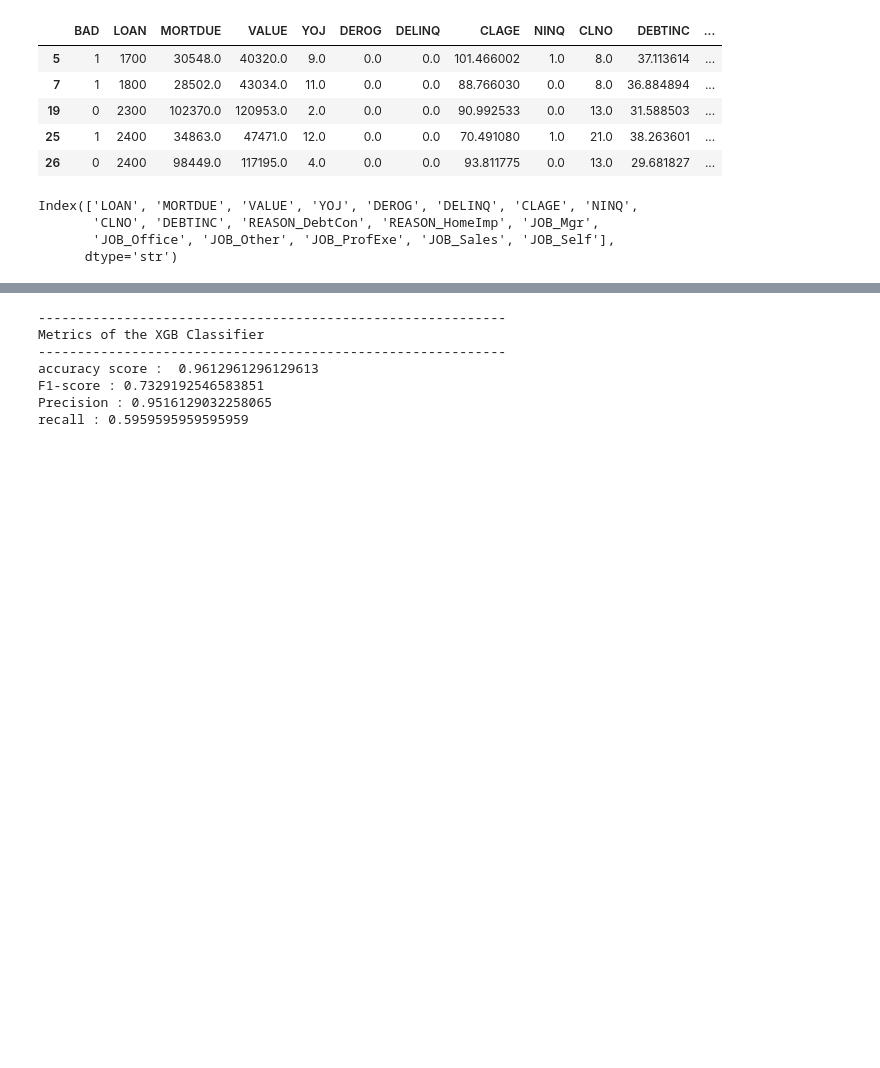
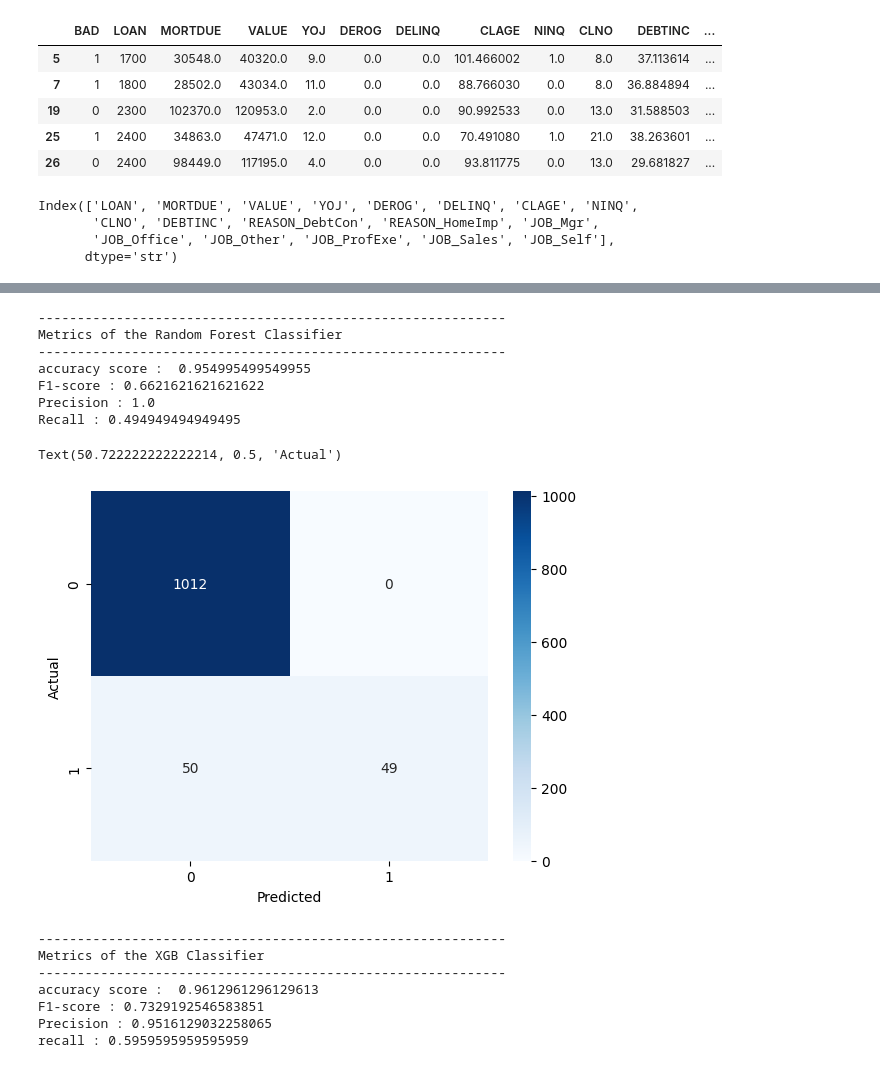
Before and after one commit to Yae-sine/AI_PLayground, a Jupyter notebook: ML/Credit_Scoring/notebooks/notebook.ipynb, the cells around one changed output, grey strips where cells are left out. Cells and saved outputs as stored; diff of their text form; code cells hidden in the pictures; blank space fills up the shorter version.

Commit message:
Basic implementation of the Random Forrest (Credit Scoring)

```diff
--- a/ML/Credit_Scoring/notebooks/notebook.ipynb
+++ b/ML/Credit_Scoring/notebooks/notebook.ipynb
@@ -207,5 +217,41 @@ Confusion Matrix :       0   1
 Text(50.722222222222214, 0.5, 'Actual')
 [figure]
+# %%
+random_forest = RandomForestClassifier()
+
+random_forest.fit(X_train , y_train)
+y_predicted_RF =random_forest.predict(X_test)
+
+print("-"*60)
+print("Metrics of the Random Forest Classifier")
+print("-"*60)
+
+accuracy_RF = metrics.accuracy_score(y_test , y_predicted_RF)
+print("accuracy score : ", accuracy_RF)
+
+f1_score_RF = metrics.f1_score(y_test , y_predicted_RF)
+print("F1-score :" , f1_score_RF)
+
+precision_RF = metrics.precision_score(y_test , y_predicted_RF)
+print("Precision :" , precision_RF)
+
+recall_RF = metrics.recall_score(y_test , y_predicted_RF)
+print("Recall :" ,recall_RF)
+
+confusion_matrix_RF = metrics.confusion_matrix(y_test , y_predicted_RF)
+sns.heatmap(confusion_matrix_RF , annot= True , fmt ='d' ,cmap = "Blues")
+plt.xlabel("Predicted")
+plt.ylabel("Actual")
+# %% [output]
+------------------------------------------------------------
+Metrics of the Random Forest Classifier
+------------------------------------------------------------
+accuracy score :  0.954995499549955
+F1-score : 0.6621621621621622
+Precision : 1.0
+Recall : 0.494949494949495
+Text(50.722222222222214, 0.5, 'Actual')
+[figure, added]
 # %%
 xgboost = XGBClassifier()
 
```
Also changed, not shown: parts of 2 cells of this notebook.
